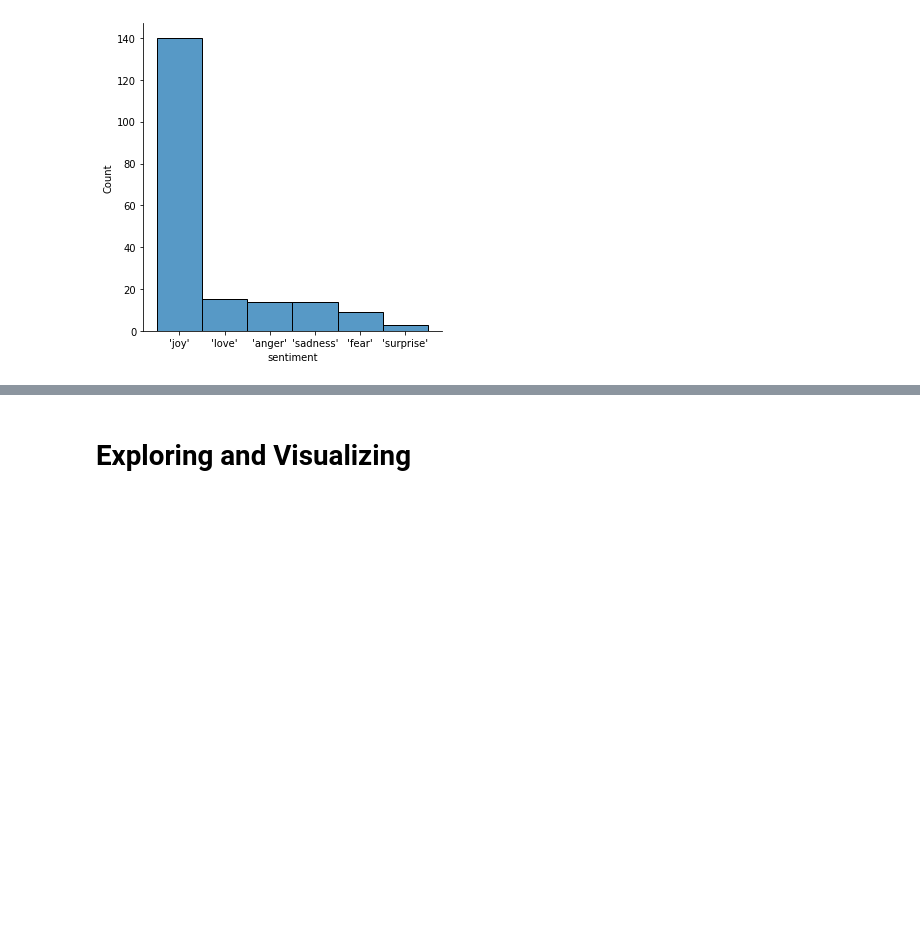
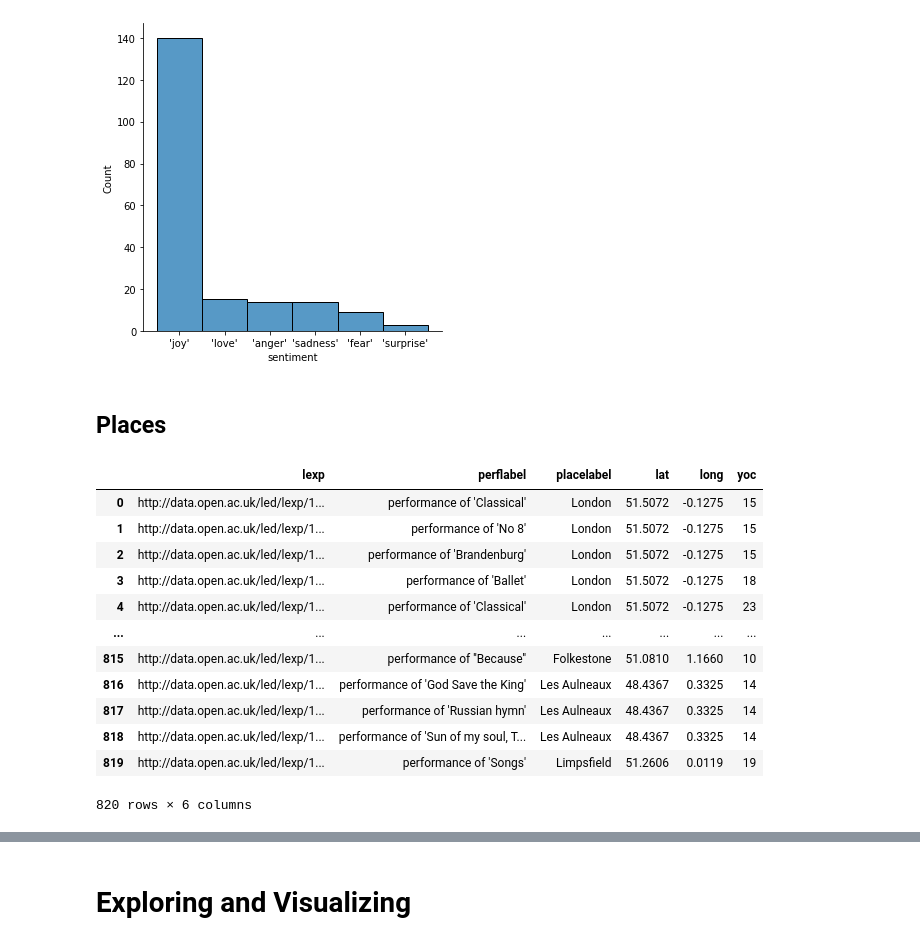
Before and after one commit to InfoViz/InfoViz, a Jupyter notebook: Data_Management.ipynb, the cells around one changed output, grey strips where cells are left out. Cells and saved outputs as stored; diff of their text form; code cells hidden in the pictures; blank space fills up the shorter version.

```diff
--- a/Data_Management.ipynb
+++ b/Data_Management.ipynb
@@ -783,3 +782,63 @@ sns.displot(data=df_sent, x='sentiment')
 # %% [output]
 <seaborn.axisgrid.FacetGrid at 0x...>
 [figure]
+# %% [markdown]
+## Places
+# %%
+##CQ7: Where were the places (in which they played?)
+
+import sparql_dataframe
+
+endpoint="http://data.open.ac.uk/sparql"
+
+place = """PREFIX dc: <http://purl.org/dc/terms/>
+PREFIX edtf: <http://data.open.ac.uk/edtf/ontology/>
+PREFIX edtfdata: <http://data.open.ac.uk/time/edtf/>
+PREFIX event: <http://purl.org/NET/c4dm/event.owl#>
+PREFIX led: <http://led.kmi.open.ac.uk/term/>
+PREFIX rdf: <http://www.w3.org/1999/02/22-rdf-syntax-ns#>
+PREFIX rdfs: <http://www.w3.org/2000/01/rdf-schema#>
+PREFIX schema: <http://schema.org/>
+prefix mo:<http://purl.org/ontology/mo/>
+prefix db:<http://dbpedia.org/ontology/>
+prefix uk:<http://data.open.ac.uk/ukresearchproject/ontology/>
+prefix ox:<http://vocab.ox.ac.uk/projectfunding#>
+PREFIX geo: <http://www.w3.org/2003/01/geo/wgs84_pos#>
+
+SELECT DISTINCT  ?lexp  ?perflabel ?placelabel ?lat ?long ?yoc
+WHERE {
+  ?lexp event:time [ rdfs:label ?when ; edtf:century edtfdata:Century.19 ; edtf:yearOfCentury/rdf:value ?yoc ].
+  ?lexp dc:subject ?perf.
+  ?perf rdfs:label ?perflabel.
+  ?perf event:place ?place.
+  ?place rdfs:label ?placelabel.
+  SERVICE <https://dbpedia.org/sparql/>
+     { ?place geo:lat ?lat .
+       ?place geo:long ?long .}
+  FILTER ( ?yoc >= 10 && ?yoc <= 25 )
+}"""
+
+# set the query
+sparql_wd.setQuery(place)
+# set the returned format
+sparql_wd.setReturnFormat(JSON)
+# get the results
+results = sparql_wd.query().convert()
+
+df_place = sparql_dataframe.get(endpoint, place, post=True)
+
+df_place
+# %% [output]
+|  | lexp | perflabel | placelabel | lat | long | yoc |
+| 0 | http://data.open.ac.uk/led/lexp/1... | performance of 'Classical' | London | 51.5072 | -0.1275 | 15 |
+| 1 | http://data.open.ac.uk/led/lexp/1... | performance of 'No 8' | London | 51.5072 | -0.1275 | 15 |
+| 2 | http://data.open.ac.uk/led/lexp/1... | performance of 'Brandenburg' | London | 51.5072 | -0.1275 | 15 |
+| 3 | http://data.open.ac.uk/led/lexp/1... | performance of 'Ballet' | London | 51.5072 | -0.1275 | 18 |
+| 4 | http://data.open.ac.uk/led/lexp/1... | performance of 'Classical' | London | 51.5072 | -0.1275 | 23 |
+| ... | ... | ... | ... | ... | ... | ... |
+| 815 | http://data.open.ac.uk/led/lexp/1... | performance of ''Because'' | Folkestone | 51.0810 | 1.1660 | 10 |
+| 816 | http://data.open.ac.uk/led/lexp/1... | performance of 'God Save the King' | Les Aulneaux | 48.4367 | 0.3325 | 14 |
+| 817 | http://data.open.ac.uk/led/lexp/1... | performance of 'Russian hymn' | Les Aulneaux | 48.4367 | 0.3325 | 14 |
+| 818 | http://data.open.ac.uk/led/lexp/1... | performance of 'Sun of my soul, T... | Les Aulneaux | 48.4367 | 0.3325 | 14 |
+| 819 | http://data.open.ac.uk/led/lexp/1... | performance of 'Songs' | Limpsfield | 51.2606 | 0.0119 | 19 |
+820 rows × 6 columns
```
Also changed, not shown: parts of 3 cells of this notebook.
